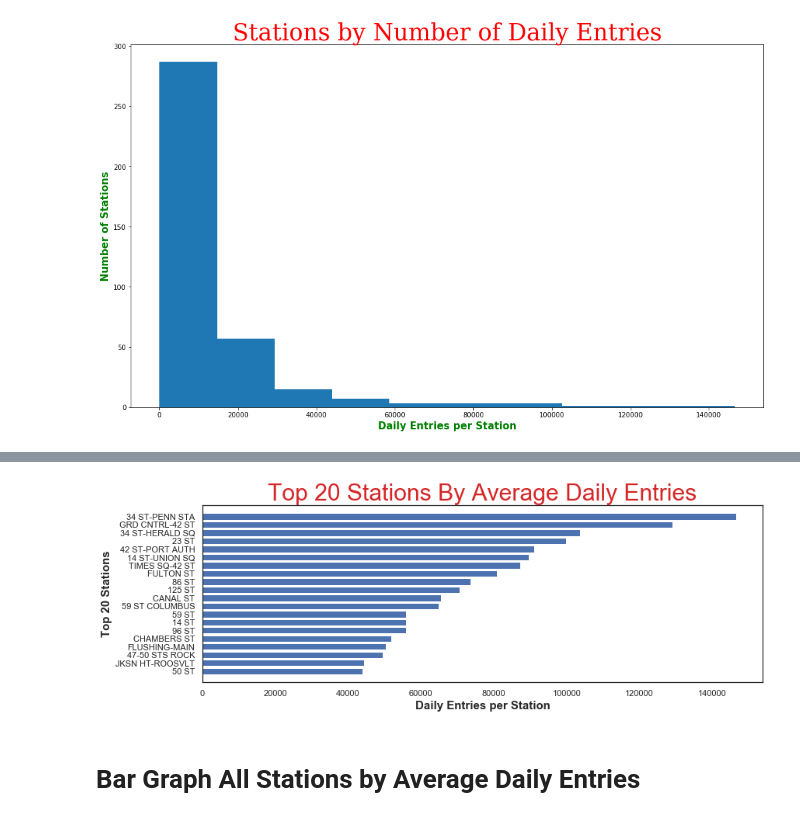
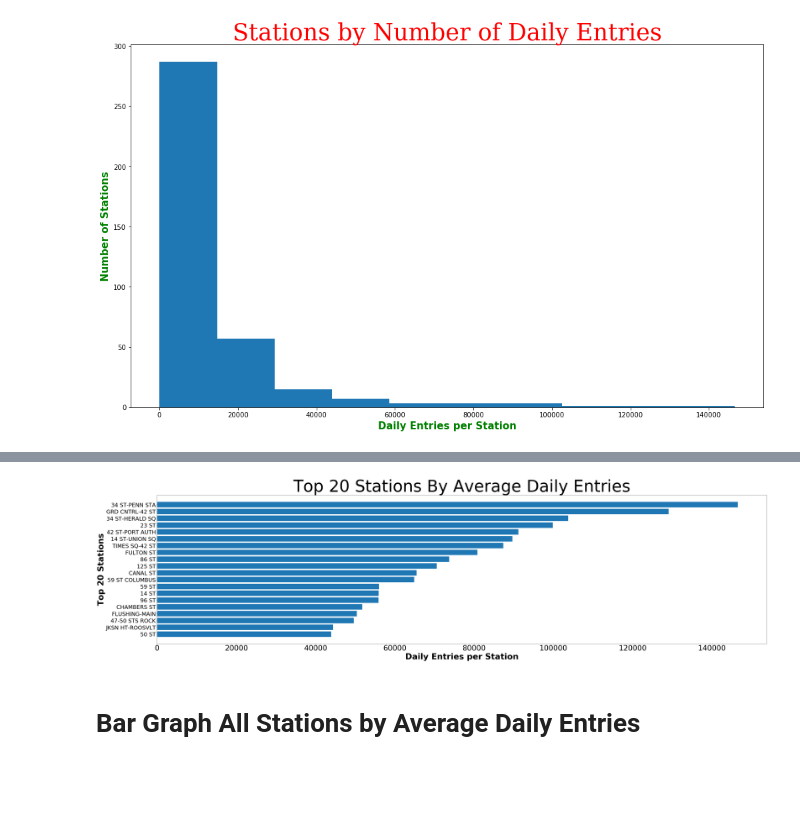
Before and after one commit to tczencka/MTA-Project-1, a Jupyter notebook: notebooks/nb-Copy1.ipynb, the cells around one changed output, grey strips where cells are left out. Drawn from its saved outputs; the diff is of its cells as text; code cells hidden in the pictures; blank space fills up the shorter version.

```diff
--- a/notebooks/nb-Copy1.ipynb
+++ b/notebooks/nb-Copy1.ipynb
@@ -664,6 +664,9 @@ res.describe()
 date['year'] = ['date'].dt.year
 # %% [markdown]
 # Average entries per day, per station, as histogram
+# %%
+with open('super_cleaned_mta_data_march.pickle', 'rb') as read_file:
+    clean_columns=pickle.load(read_file)
 # %% [markdown]
 ***making a day of the week column
 # %%
@@ -728,5 +760,5 @@ plt.title('Stations by Number of Daily Entries',family='serif',fontsize = 35,loc
 # %% [output]
 [figure]
 # %%
-station_top_20 = station_daily_entries_mean.sort_values(by='entries',ascending=False).head(20)
-descending_station_top_20 = station_daily_entries_mean.sort_values(by='entries',ascending=False).head(20)
+top_20 = station_daily_entries_mean.sort_values(by='entries',ascending=False).head(20)
+top_20
@@ -782,23 +785,27 @@ SyntaxError: invalid syntax (<ipython-input-630-3afdfe2bc882>, line 17)
 # %%
-new_x = descending_station_top_20.STATION
-new_y = descending_station_top_20.entries
-plt.figure(figsize=[75,100])
+new_x = top_20.STATION
+new_y = top_20.entries
+#plt.figure(figsize=[480,800])
+plt.figure(figsize=(60, 15))
+
 #fig, ax = plt.subplots(20, 5, figsize=(75, 100))
 
 #plt.ax.invert_yaxis()
-plt.subplot(20,5,2)
+#plt.subplot(20,5,2)
 
 plt.barh(new_x,new_y)
 
 plt.gca().invert_yaxis()
 
-plt.title('Top 20 Stations By Average Daily Entries',family='sans serif',fontsize = 30,loc='center',color='tab:red');
-plt.xlabel('Daily Entries per Station',fontsize = 15, weight = 'bold')
-plt.ylabel('Top 20 Stations',fontsize = 15, weight = 'bold')
+plt.title('Top 20 Stations By Average Daily Entries',family='sans serif',fontsize = 90,loc='center');
+plt.xlabel('Daily Entries per Station',fontsize = 45, weight = 'bold')
+plt.ylabel('Top 20 Stations',fontsize = 45, weight = 'bold')
+plt.xticks(fontsize=40)
+plt.yticks(fontsize=30)
 
-#plt.savefig('../src/visualization/top_20.svg',format='svg')
+plt.savefig('../src/visualization/top_20.jpg',quality=95)
 # %% [output]
-[figure, old version]
+[figure, new version]
 # %% [markdown]
 # Bar Graph All Stations by Average Daily Entries
 # %%
```
Also changed, not shown: parts of 23 cells of this notebook.
